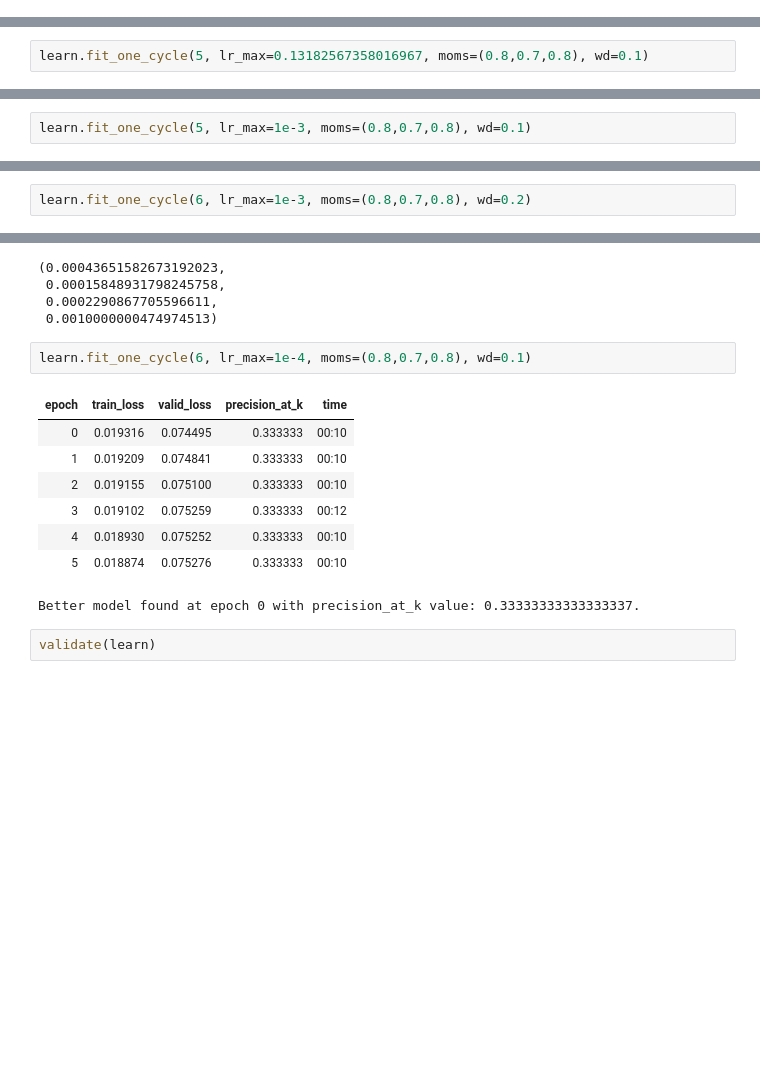
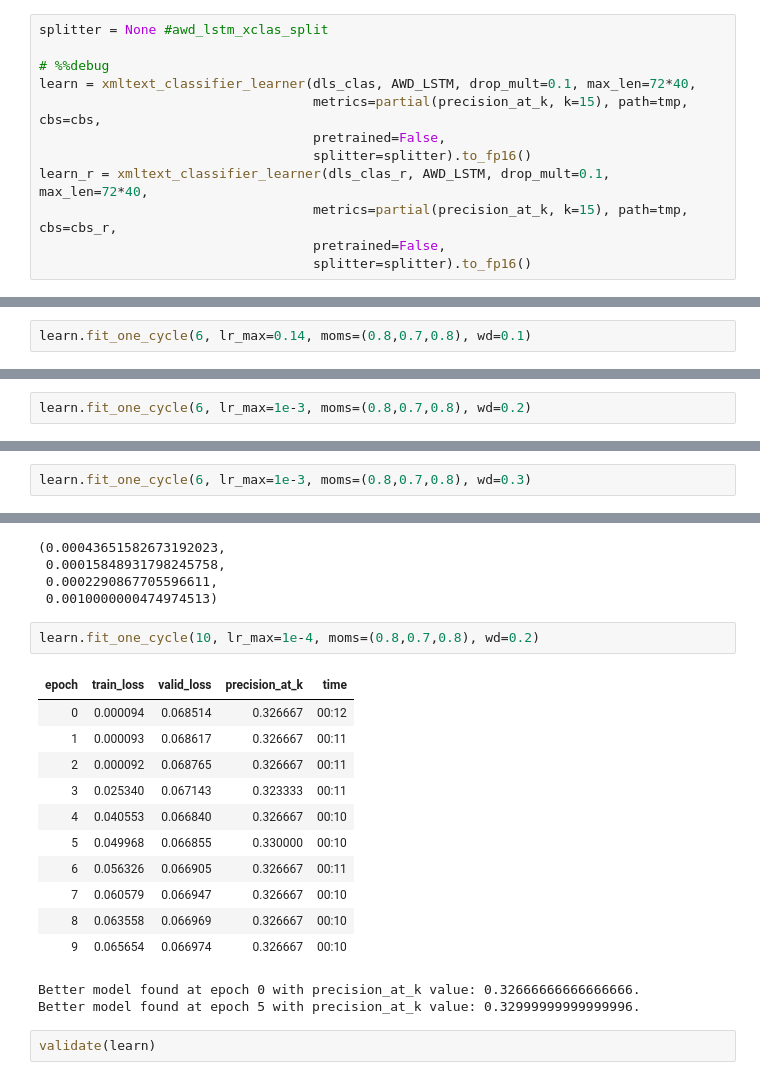
Before and after one commit to debjyotiSRoy/xcube, a Jupyter notebook: nbs/18_tutorial.train_mimic3.ipynb, the cells around one changed output, grey strips where cells are left out. Saved outputs shown, nothing was run; the diff lists cells and outputs as text; blank space fills up the shorter version.

```diff
--- a/nbs/18_tutorial.train_mimic3.ipynb
+++ b/nbs/18_tutorial.train_mimic3.ipynb
@@ -701,0 +750,12 @@ learn_r = xmltext_classifier_learner(dls_clas_r, AWD_LSTM, drop_mult=0.1, max_le
+# %%
+splitter = None #awd_lstm_xclas_split
+
+# %%debug
+learn = xmltext_classifier_learner(dls_clas, AWD_LSTM, drop_mult=0.1, max_len=72*40,
+                                   metrics=partial(precision_at_k, k=15), path=tmp, cbs=cbs,
+                                   pretrained=False,
+                                   splitter=splitter).to_fp16()
+learn_r = xmltext_classifier_learner(dls_clas_r, AWD_LSTM, drop_mult=0.1, max_len=72*40,
+                                   metrics=partial(precision_at_k, k=15), path=tmp, cbs=cbs_r,
+                                   pretrained=False,
+                                   splitter=splitter).to_fp16()
@@ -743,4 +829,4 @@ lr_min, lr_steep, lr_valley, lr_slide
 # %%
-learn.fit_one_cycle(5, lr_max=0.13182567358016967, moms=(0.8,0.7,0.8), wd=0.1)
+learn.fit_one_cycle(6, lr_max=0.14, moms=(0.8,0.7,0.8), wd=0.1)
 # %% [output]
 | epoch | train_loss | valid_loss | precision_at_k | time |
@@ -769,4 +886,4 @@ learn.freeze_to(-2)
 # %%
-learn.fit_one_cycle(5, lr_max=1e-3, moms=(0.8,0.7,0.8), wd=0.1)
+learn.fit_one_cycle(6, lr_max=1e-3, moms=(0.8,0.7,0.8), wd=0.2)
 # %% [output]
 | epoch | train_loss | valid_loss | precision_at_k | time |
@@ -793,4 +912,4 @@ learn.freeze_to(-3)
 # %%
-learn.fit_one_cycle(6, lr_max=1e-3, moms=(0.8,0.7,0.8), wd=0.2)
+learn.fit_one_cycle(6, lr_max=1e-3, moms=(0.8,0.7,0.8), wd=0.3)
 # %% [output]
 | epoch | train_loss | valid_loss | precision_at_k | time |
@@ -835,16 +953,21 @@ lr_min, lr_steep, lr_valley, lr_slide
  0.0002290867705596611,
  0.0010000000474974513)
 # %%
-learn.fit_one_cycle(6, lr_max=1e-4, moms=(0.8,0.7,0.8), wd=0.1)
+learn.fit_one_cycle(10, lr_max=1e-4, moms=(0.8,0.7,0.8), wd=0.2)
 # %% [output]
 | epoch | train_loss | valid_loss | precision_at_k | time |
-| 0 | 0.019316 | 0.074495 | 0.333333 | 00:10 |
-| 1 | 0.019209 | 0.074841 | 0.333333 | 00:10 |
-| 2 | 0.019155 | 0.075100 | 0.333333 | 00:10 |
-| 3 | 0.019102 | 0.075259 | 0.333333 | 00:12 |
-| 4 | 0.018930 | 0.075252 | 0.333333 | 00:10 |
-| 5 | 0.018874 | 0.075276 | 0.333333 | 00:10 |
+| 0 | 0.000094 | 0.068514 | 0.326667 | 00:12 |
+| 1 | 0.000093 | 0.068617 | 0.326667 | 00:11 |
+| 2 | 0.000092 | 0.068765 | 0.326667 | 00:11 |
+| 3 | 0.025340 | 0.067143 | 0.323333 | 00:11 |
+| 4 | 0.040553 | 0.066840 | 0.326667 | 00:10 |
+| 5 | 0.049968 | 0.066855 | 0.330000 | 00:10 |
+| 6 | 0.056326 | 0.066905 | 0.326667 | 00:11 |
+| 7 | 0.060579 | 0.066947 | 0.326667 | 00:10 |
+| 8 | 0.063558 | 0.066969 | 0.326667 | 00:10 |
+| 9 | 0.065654 | 0.066974 | 0.326667 | 00:10 |
-Better model found at epoch 0 with precision_at_k value: 0.33333333333333337.
+Better model found at epoch 0 with precision_at_k value: 0.32666666666666666.
+Better model found at epoch 5 with precision_at_k value: 0.32999999999999996.
 # %%
 validate(learn)
 # %% [output]
```
Also changed, not shown: parts of 45 cells of this notebook, 6 other files.
